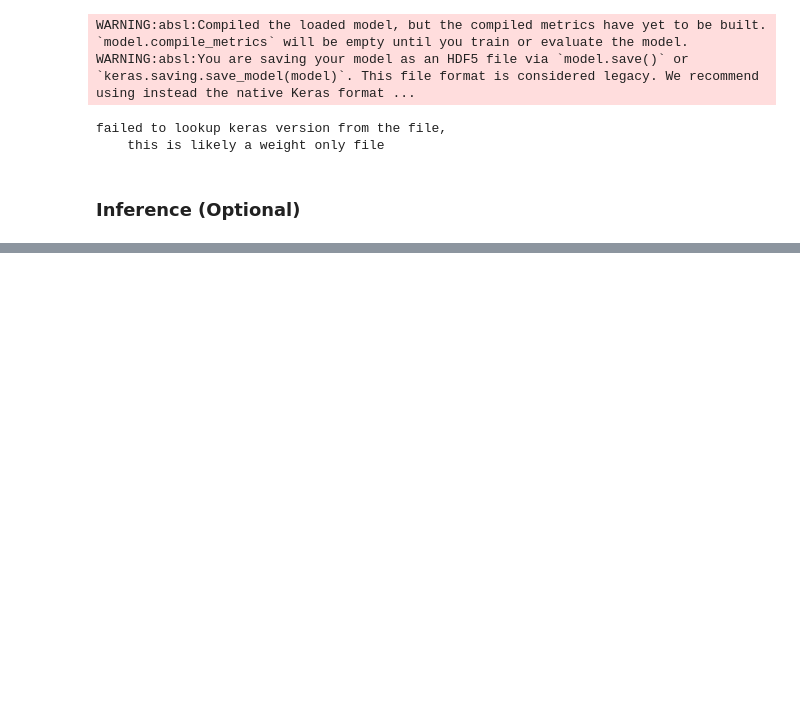
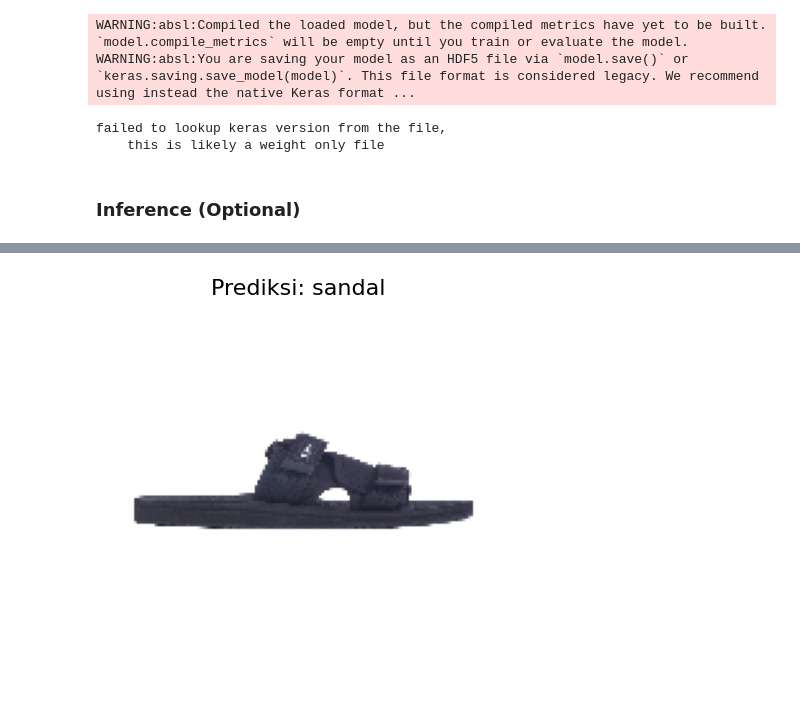
Before and after one commit to FaizFP/Dicoding--Image, a Jupyter notebook: Template_Submission_Akhir.ipynb, the cells around one changed output, grey strips where cells are left out. Drawn from its saved outputs; the diff is of its cells as text; code cells hidden in the pictures; blank space fills up the shorter version.

```diff
--- a/Template_Submission_Akhir.ipynb
+++ b/Template_Submission_Akhir.ipynb
@@ -668,38 +625,21 @@ FileNotFoundError: [Errno 2] No such file or directory: '/content/10.jpg'
 # %%
-# --- Path SavedModel ---
-saved_model_path = 'savedModels'
-
-# --- Buat TFSMLayer ---
-model = tf.keras.Sequential([
-    tf.keras.layers.TFSMLayer(saved_model_path, call_endpoint='serving_default')
-])
-
-# --- Label ---
-labels = ['boot', 'sandal', 'shoe']
-
-# --- Fungsi load & preprocess JPG ---
-def load_and_preprocess(img_path, target_size=(150, 150)):
-    img = image.load_img(img_path, target_size=target_size)
-    img_array = image.img_to_array(img)
-    img_array = img_array / 255.0
-    img_array = np.expand_dims(img_array, axis=0)
-    return img_array, np.array(img)  # convert ke NumPy array untuk plt.imshow
-
 # --- Path gambar ---
-img_path = '/content/S01112318HT_2.jpeg'
+img_path = '/content/sample_data/S01112318HT_2.jpeg'
 img_input, img_orig = load_and_preprocess(img_path)
 
 # --- Prediksi ---
 pred_dict = model(img_input)
 pred = pred_dict['output_0'].numpy()
 pred_label = labels[np.argmax(pred)]
 
 # --- Visualisasi ---
 plt.figure(figsize=(5,5))
 plt.imshow(img_orig.astype('uint8'))
 plt.axis('off')
 plt.title(f"Prediksi: {pred_label}", fontsize=16)
 plt.show()
+# %% [output]
+[figure, added]
 # %%
 
 # --- Path gambar ---
```
Also changed, not shown: parts of 10 cells of this notebook.
